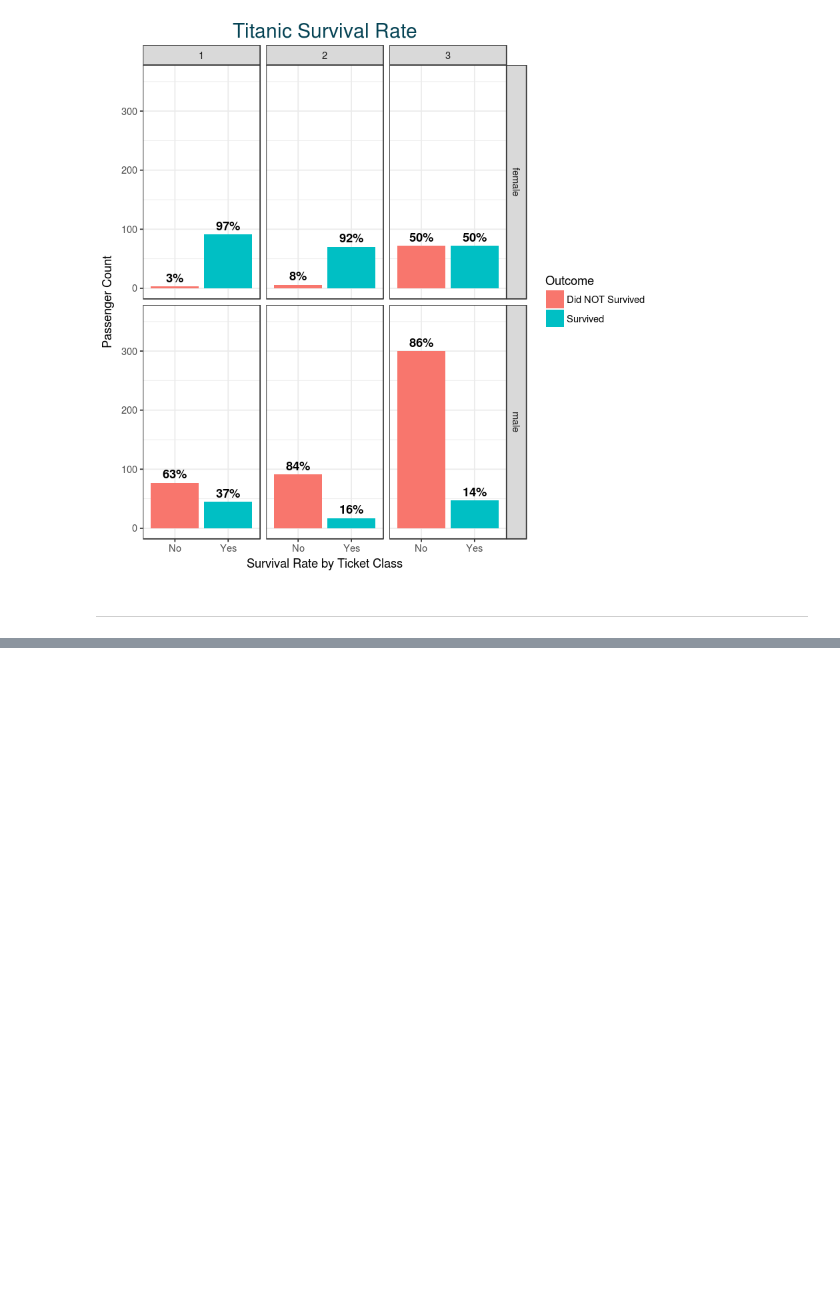
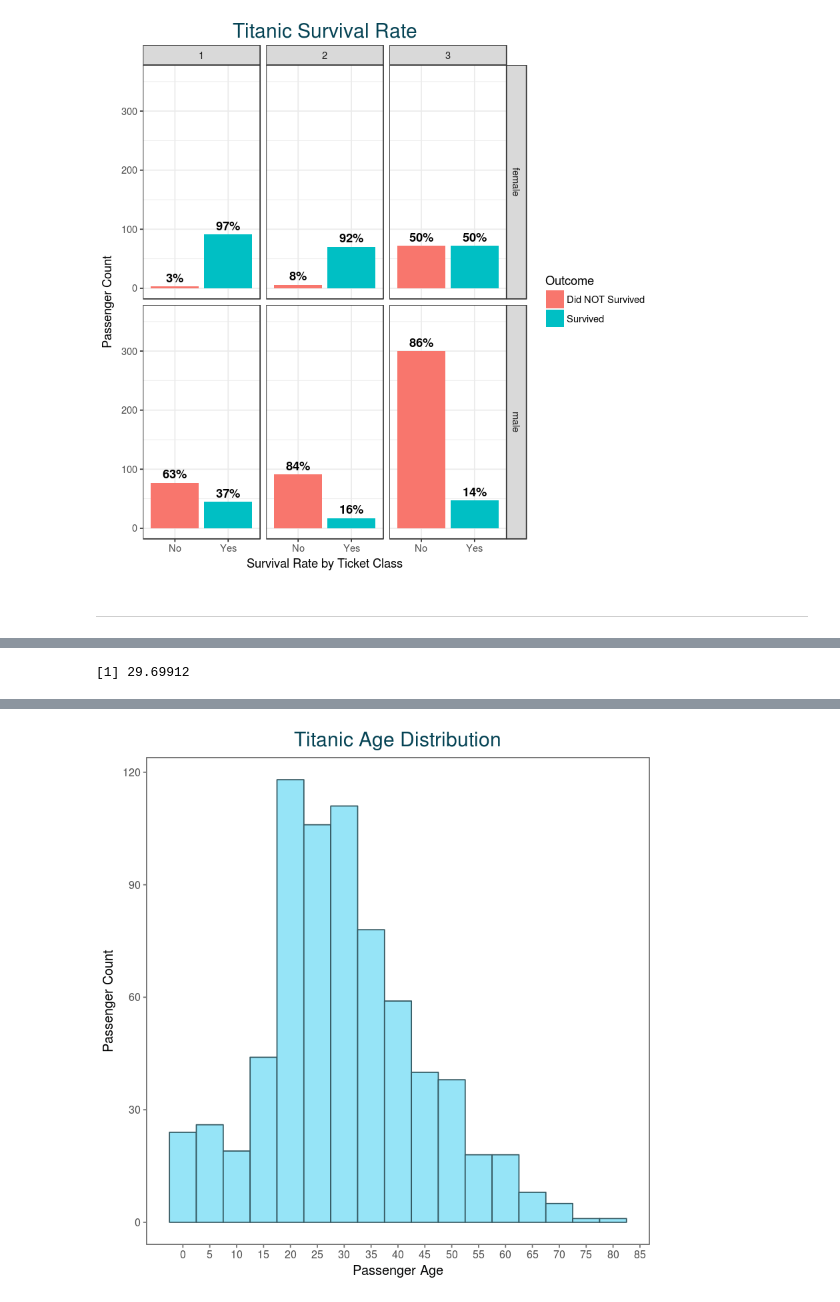
Before and after one commit to romabash/kaggle-titanic, a Jupyter notebook: notebooks/1_Data-Visualization.ipynb, the cells around one changed output, grey strips where cells are left out. Cells and saved outputs as stored; diff of their text form; code cells hidden in the pictures; blank space fills up the shorter version.

Commit message:
Looking at Age Distribution

```diff
--- a/notebooks/1_Data-Visualization.ipynb
+++ b/notebooks/1_Data-Visualization.ipynb
@@ -465,0 +472,15 @@ titanic %>%
+# %%
+# Remove Missing Values (177 NA Values)
+mean(titanic$Age, na.rm = TRUE)
+# %% [output]
+[1] 29.69912
+# %%
+titanic %>%
+  ggplot() +
+  geom_histogram(aes(x = Age), binwidth = 5, color = "#355a63", fill = "#96e4f7") +
+  theme_few() +
+  theme(plot.title = element_text(hjust = 0.5, size=18, colour = "#054354")) +
+  ggtitle("Titanic Age Distribution") +
+  scale_x_continuous(name= "Passenger Age", breaks = 5*c(0:18)) +
+  scale_y_continuous(name = "Passenger Count")
+# %% [output]
@@ -465,0 +489 @@ titanic %>%
+[figure, added]
```
Also changed, not shown: parts of 9 cells of this notebook.
